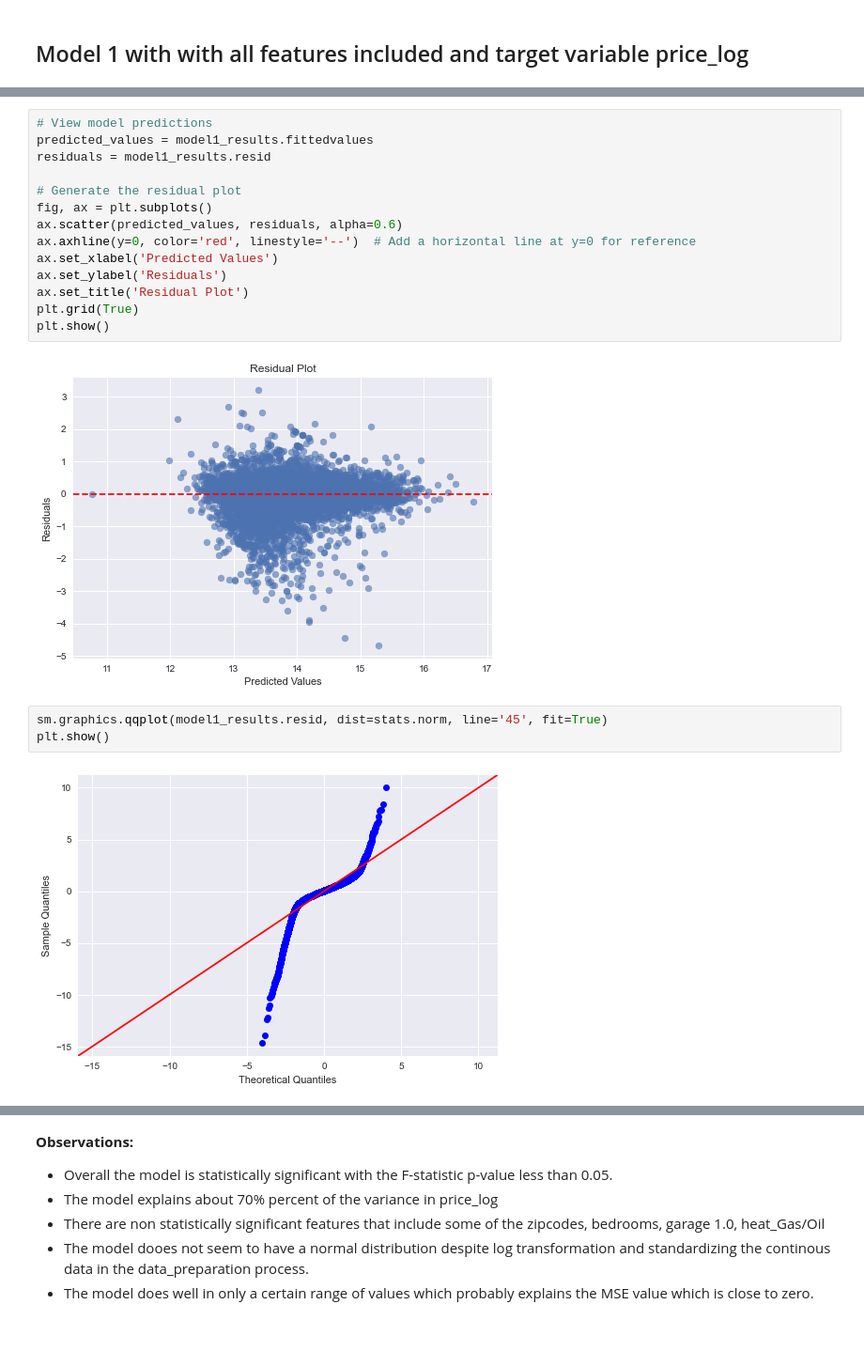
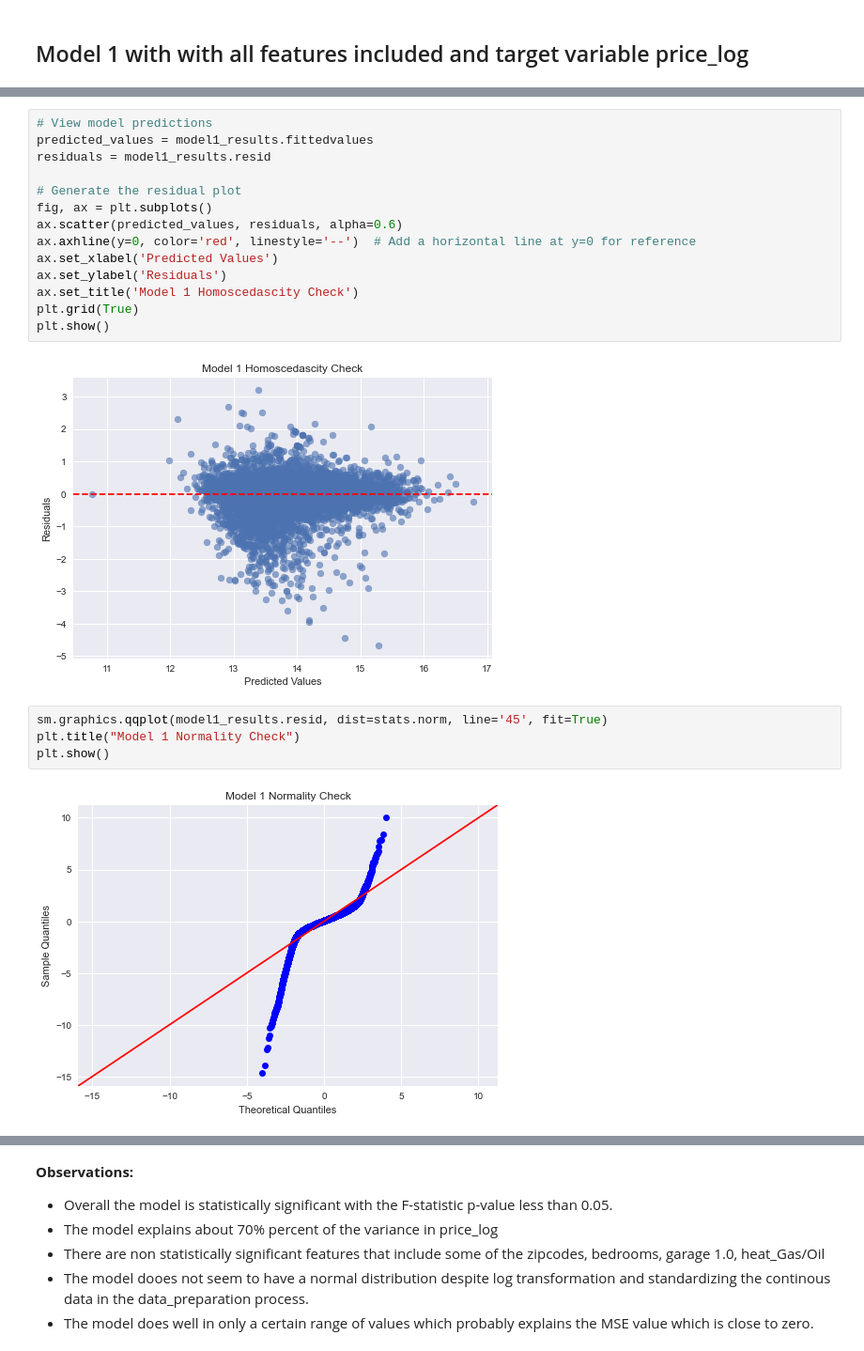
Before and after one commit to cristopher-d-delgado/Project_Linear_Regression_King_County, a Jupyter notebook: notebooks/modeling.ipynb, the cells around one changed output, grey strips where cells are left out. Shown at 94% size. Drawn from its saved outputs; the diff is of its cells as text.

```diff
--- a/notebooks/modeling.ipynb
+++ b/notebooks/modeling.ipynb
@@ -93,16 +93,17 @@ ax.scatter(predicted_values, residuals, alpha=0.6)
 ax.axhline(y=0, color='red', linestyle='--')  # Add a horizontal line at y=0 for reference
 ax.set_xlabel('Predicted Values')
 ax.set_ylabel('Residuals')
-ax.set_title('Residual Plot')
+ax.set_title('Model 1 Homoscedascity Check')
 plt.grid(True)
 plt.show()
 # %% [output]
-[figure, old version]
+[figure, new version]
 # %%
 sm.graphics.qqplot(model1_results.resid, dist=stats.norm, line='45', fit=True)
+plt.title("Model 1 Normality Check")
 plt.show()
 # %% [output]
-[figure, old version]
+[figure, new version]
 # %%
 # Obatain residuals
 residuals = model1_results.resid
```
Also changed, not shown: parts of 14 cells of this notebook.
